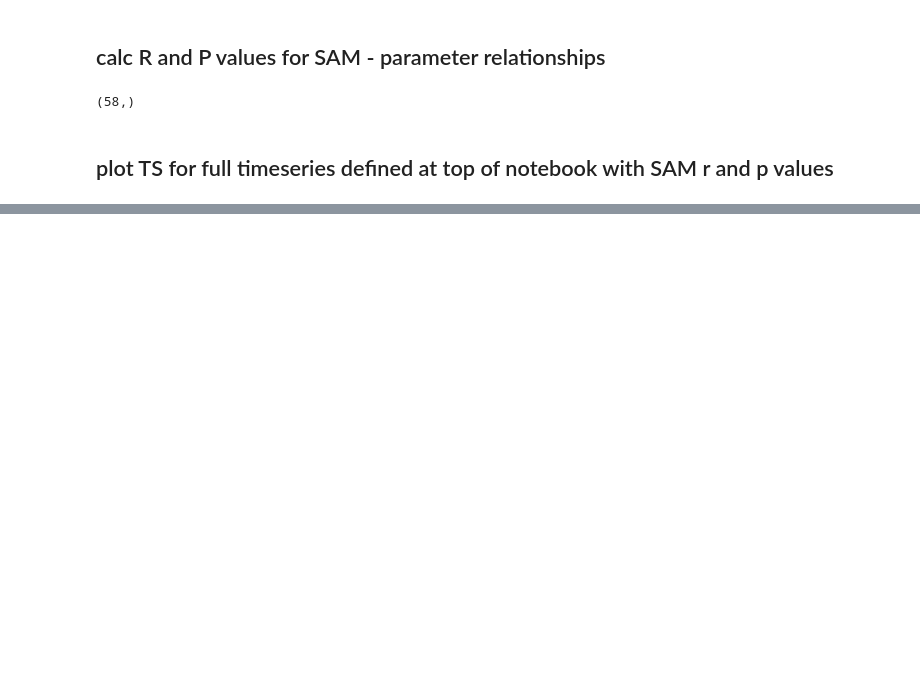
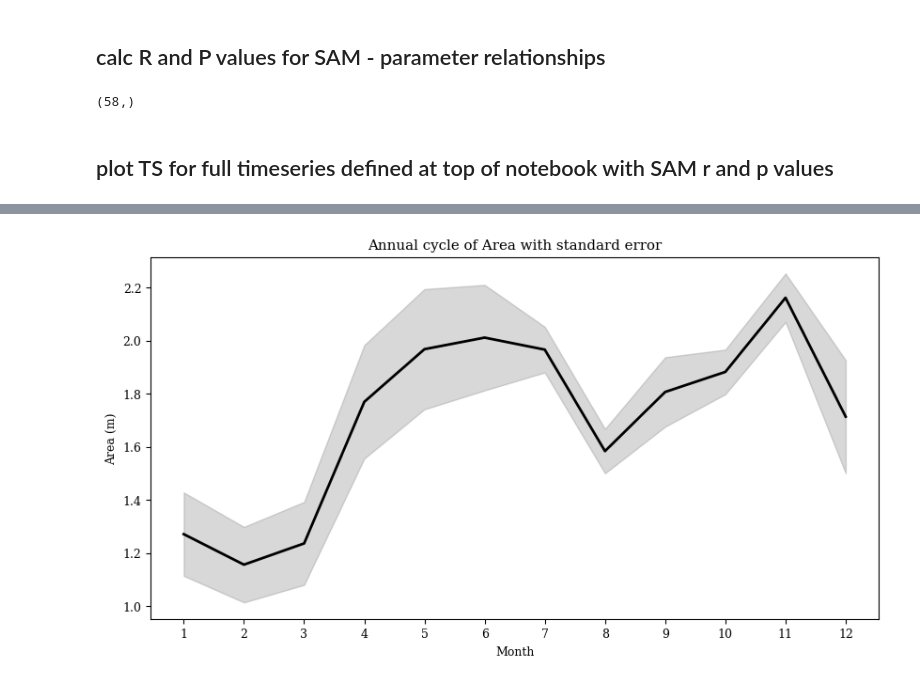
Before and after one commit to isabelle-white/SLA_analysis, a Jupyter notebook: Scripts/phd_scripts/largest_closed_contour_smoothed.ipynb, the cells around one changed output, grey strips where cells are left out. Cells and saved outputs as stored; diff of their text form; code cells hidden in the pictures; blank space fills up the shorter version.

```diff
--- a/Scripts/phd_scripts/largest_closed_contour_smoothed.ipynb
+++ b/Scripts/phd_scripts/largest_closed_contour_smoothed.ipynb
@@ -2049,0 +1621,21 @@ plt.show()
+# %%
+variable_name = 'Area'
+variable_mean = areas_km2_mean
+variable_se = areas_km2_se
+
+months = np.arange(1, 13)
+
+plt.figure(figsize=(10,5))
+plt.plot(months, variable_mean, color='k', lw=2)
+plt.fill_between(months,
+                 np.array(variable_mean) - np.array(variable_se),
+                 np.array(variable_mean) + np.array(variable_se),
+                 color='gray', alpha=0.3)
+
+plt.xticks(months)
+plt.xlabel("Month")
+plt.ylabel(f"{variable_name} (m)")
+plt.title(f"Annual cycle of {variable_name} with standard error")
+plt.show()
+# %% [output]
+[figure, added]
```
Also changed, not shown: parts of 13 cells of this notebook, 55 other files.
